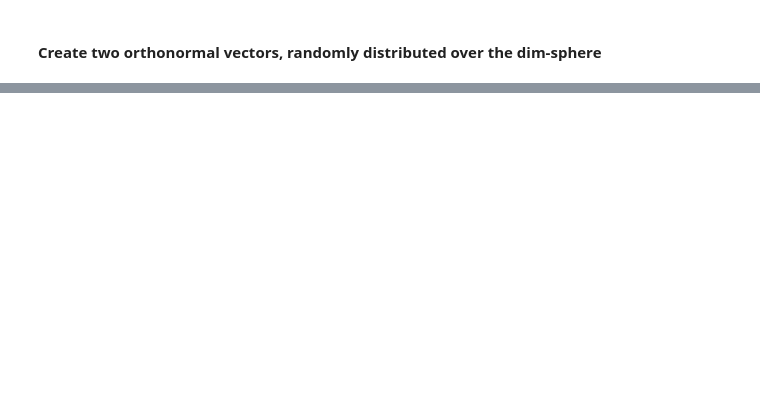
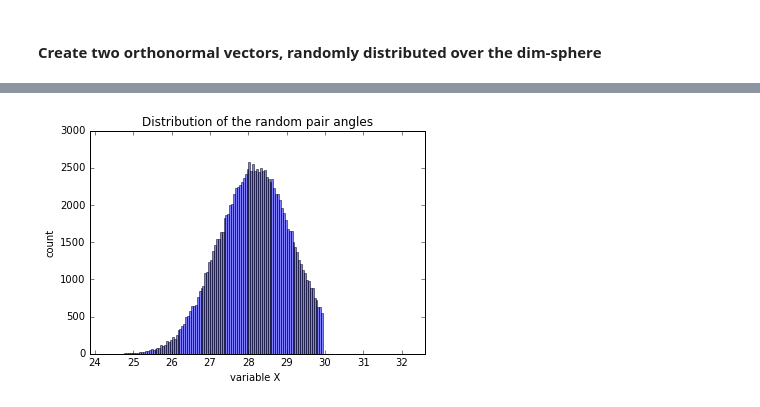
Before and after one commit to tp-nscan/SharedIpynb, a Jupyter notebook: Problems.ipynb, the cells around one changed output, grey strips where cells are left out. Saved outputs shown, nothing was run; the diff lists cells and outputs as text; code cells hidden in the pictures; blank space fills up the shorter version.

```diff
--- a/Problems.ipynb
+++ b/Problems.ipynb
@@ -97,0 +144,13 @@ testPairs = [randomOrthoNormalPair(12) for i in range(10)]
+# %%
+bins = np.arange(0, 30, 0.05) # fixed bin size
+data = prsd2
+plt.xlim([min(data) - 0.1, max(data) + 0.1])
+
+plt.hist(data, bins=bins, alpha=0.5)
+plt.title('Distribution of the random pair angles')
+plt.xlabel('variable X ')
+plt.ylabel('count')
+
+plt.show()
+# %% [output]
+[figure, added]
```
Also changed, not shown: parts of 14 cells of this notebook, 21 other files.
